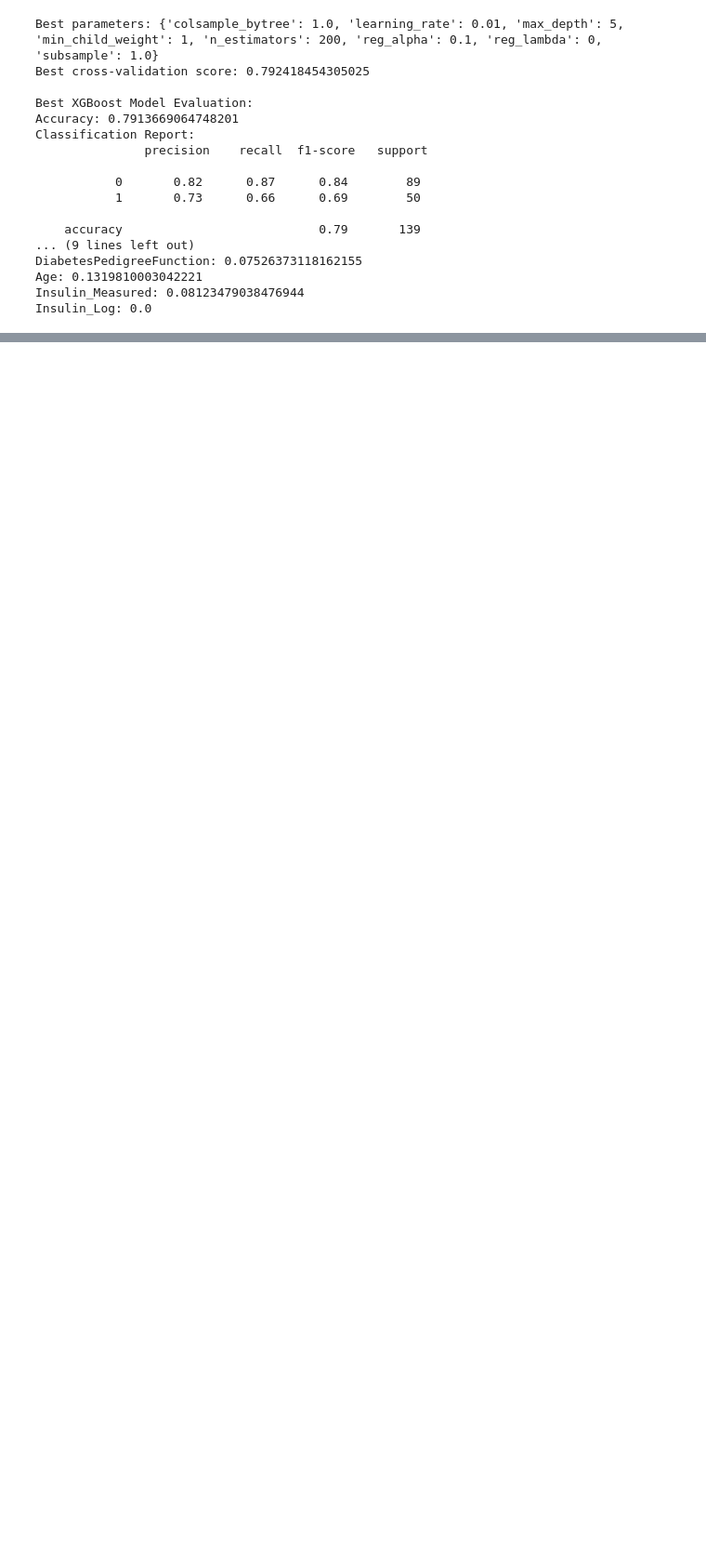
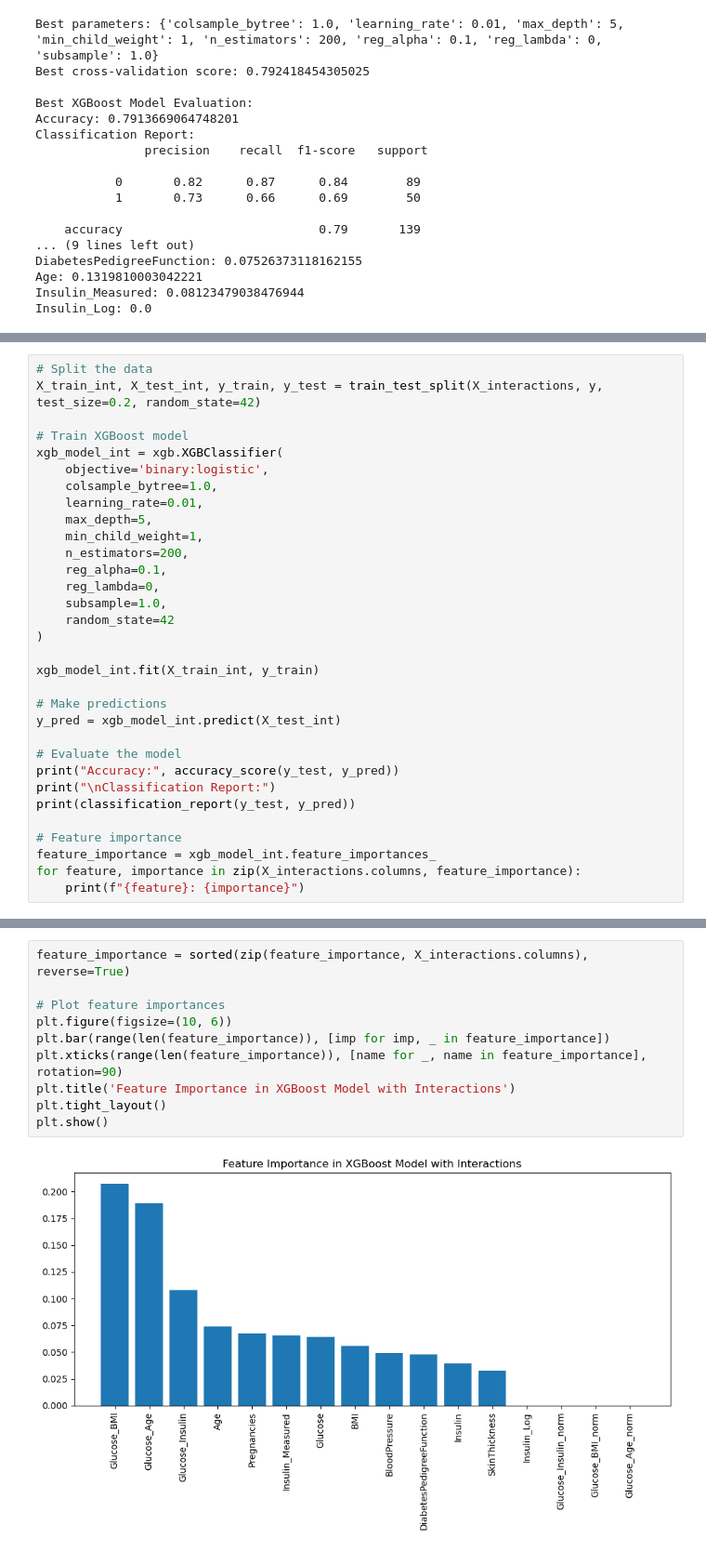
Before and after one commit to hugofitipaldi/kaggle, a Jupyter notebook: diabetes/diabetes_classification.ipynb, the cells around one changed output, grey strips where cells are left out. Shown at 93% size. Cells and saved outputs as stored; diff of their text form; blank space fills up the shorter version.

Commit message:
updating models

```diff
--- a/diabetes/diabetes_classification.ipynb
+++ b/diabetes/diabetes_classification.ipynb
@@ -574,0 +600,32 @@ plt.show()
+# %%
+# Split the data
+X_train_int, X_test_int, y_train, y_test = train_test_split(X_interactions, y, test_size=0.2, random_state=42)
+
+# Train XGBoost model
+xgb_model_int = xgb.XGBClassifier(
+    objective='binary:logistic',
+    colsample_bytree=1.0,
+    learning_rate=0.01,
+    max_depth=5,
+    min_child_weight=1,
+    n_estimators=200,
+    reg_alpha=0.1,
+    reg_lambda=0,
+    subsample=1.0,
+    random_state=42
+)
+
+xgb_model_int.fit(X_train_int, y_train)
+
+# Make predictions
+y_pred = xgb_model_int.predict(X_test_int)
+
+# Evaluate the model
+print("Accuracy:", accuracy_score(y_test, y_pred))
+print("\nClassification Report:")
+print(classification_report(y_test, y_pred))
+
+# Feature importance
+feature_importance = xgb_model_int.feature_importances_
+for feature, importance in zip(X_interactions.columns, feature_importance):
+    print(f"{feature}: {importance}")
@@ -574,0 +650,12 @@ plt.show()
+# %%
+feature_importance = sorted(zip(feature_importance, X_interactions.columns), reverse=True)
+
+# Plot feature importances
+plt.figure(figsize=(10, 6))
+plt.bar(range(len(feature_importance)), [imp for imp, _ in feature_importance])
+plt.xticks(range(len(feature_importance)), [name for _, name in feature_importance], rotation=90)
+plt.title('Feature Importance in XGBoost Model with Interactions')
+plt.tight_layout()
+plt.show()
+# %% [output]
+[figure, added]
```
Also changed, not shown: parts of 6 cells of this notebook.
